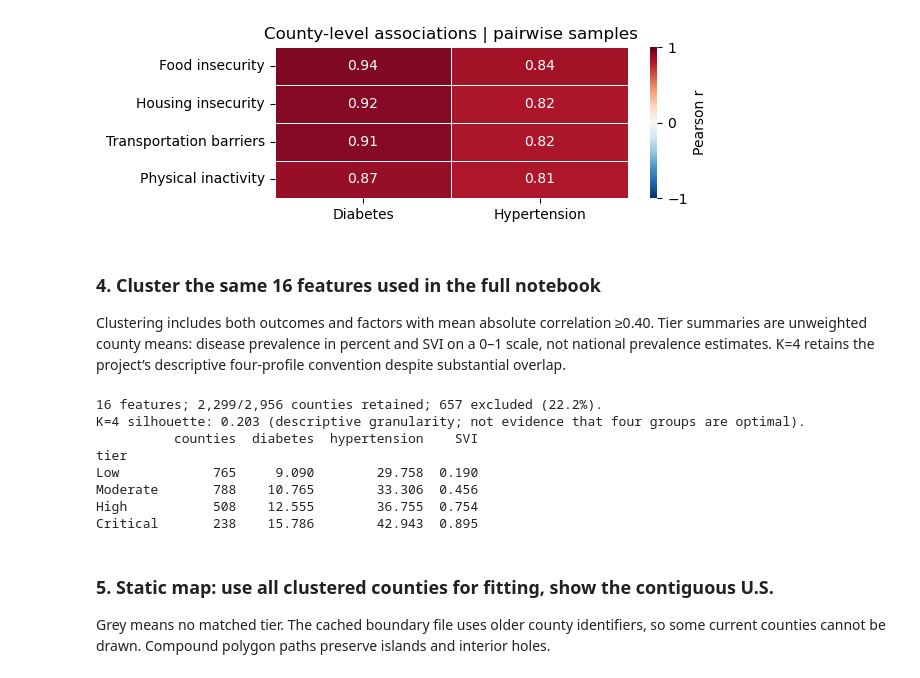
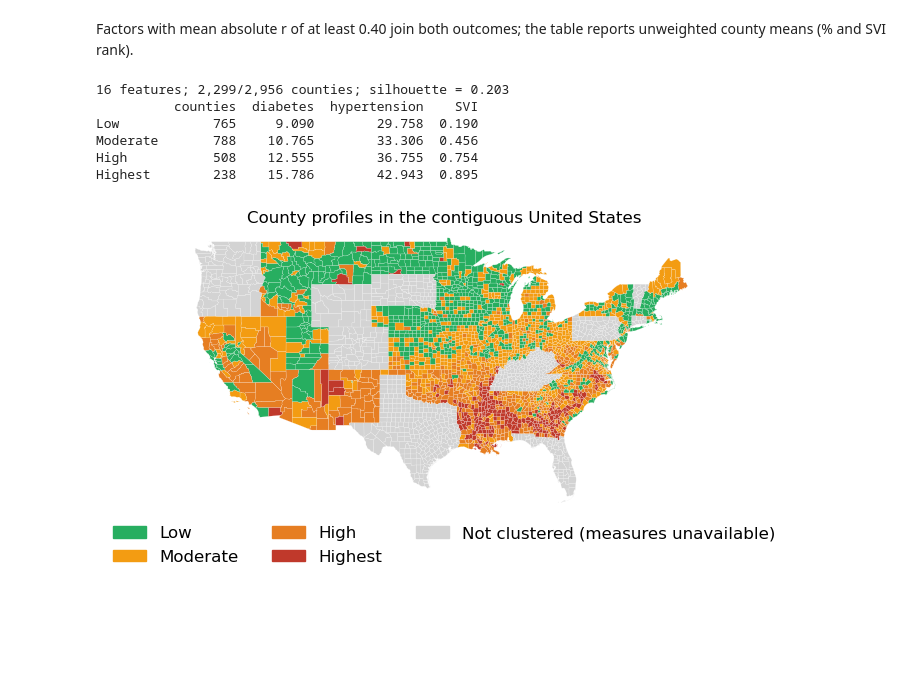
Before and after one commit to Booth-DH/Global_AI_Internship, a Jupyter notebook: code_sample/code_sample.ipynb, the cells around one changed output. Cells and saved outputs as stored; diff of their text form; code cells hidden in the pictures; blank space fills up the shorter version.

```diff
--- a/code_sample/code_sample.ipynb
+++ b/code_sample/code_sample.ipynb
@@ -92,53 +148,31 @@ The four factors shown are the strongest positive diabetes correlates among all
-# %%
-labels = dict(zip(shown, ["Food insecurity", "Housing insecurity",
-                          "Transportation barriers", "Physical inactivity"]))
-fig, ax = plt.subplots(figsize=(6.4, 2.25))
-sns.heatmap(r.loc[shown].rename(index=labels, columns=dict(zip(TARGETS, ["Diabetes", "Hypertension"]))),
-            annot=True, fmt=".2f", cmap="RdBu_r", vmin=-1, vmax=1, ax=ax,
-            linewidths=0.6, cbar_kws={"label": "Pearson r", "ticks": [-1, 0, 1]})
-ax.set(xlabel="", ylabel="", title="County-level associations | pairwise samples")
-ax.tick_params(axis="y", labelrotation=0)
-fig.tight_layout()
-fig.savefig(OUT / "fig_correlations.png", dpi=220, bbox_inches="tight")
-plt.show()
-# %% [output]
-[figure, removed]
-# %% [markdown]
-### 4. Cluster the same 16 features used in the full notebook
-
-Clustering includes both outcomes and factors with mean absolute correlation ≥0.40. Tier summaries are unweighted county means: disease prevalence in percent and SVI on a 0–1 scale, not national prevalence estimates. K=4 retains the project’s descriptive four-profile convention despite substantial overlap.
+# %% [markdown]
+Factors with mean absolute r of at least 0.40 join both outcomes; the table reports unweighted county means (% and SVI rank).
 # %%
-# Select by average |r| across both outcomes, then scale unequal measurement units.
 strength = r.abs().mean(axis=1).sort_values(ascending=False)
-features = TARGETS + strength[strength >= 0.40].index.tolist()
+features = outcomes + strength[strength >= 0.40].index.tolist()
 complete = counties.dropna(subset=features).copy()
-z = preprocessing.StandardScaler().fit_transform(complete[features])
-model = cluster.KMeans(n_clusters=4, random_state=42, n_init=10).fit(z)
-# Label by disease/SVI anchors; inverse correlates are not positive risk contributions.
-anchors = [features.index(f) for f in [*TARGETS, "RPL_THEMES"]]
+# Standardize before K-means so units do not determine distance.
+z = StandardScaler().fit_transform(complete[features])
+model = KMeans(n_clusters=4, random_state=42, n_init=10).fit(z)
+anchors = [features.index(f) for f in [*outcomes, 'RPL_THEMES']]
 order = np.argsort(model.cluster_centers_[:, anchors].mean(axis=1))
-tiers = ["Low", "Moderate", "High", "Critical"]
-complete["tier"] = pd.Categorical(pd.Series(model.labels_, index=complete.index)
-                                  .map(dict(zip(order, tiers))), categories=tiers, ordered=True)
-summary = complete.groupby("tier", observed=True).agg(
-    counties=("DIABETES", "size"), diabetes=("DIABETES", "mean"),
-    hypertension=("BPHIGH", "mean"), SVI=("RPL_THEMES", "mean"))
-print(f"{len(features)} features; {len(complete):,}/{len(counties):,} counties retained; "
-      f"{len(counties) - len(complete):,} excluded ({1 - len(complete)/len(counties):.1%}).")
-print(f"K=4 silhouette: {metrics.silhouette_score(z, model.labels_):.3f} "
-      "(descriptive granularity; not evidence that four groups are optimal).")
-print(summary.round(3).to_string())
-summary.to_csv(OUT / "cluster_summary.csv")
+tiers = ['Low', 'Moderate', 'High', 'Highest']
+labels = pd.Series(model.labels_, index=complete.index)
+ordered_labels = labels.map(dict(zip(order, tiers)))
+complete['tier'] = pd.Categorical(ordered_labels, categories=tiers, ordered=True)
+summary = complete.groupby('tier', observed=True).agg(counties=('DIABETES', 'size'),
+    diabetes=('DIABETES', 'mean'), hypertension=('BPHIGH', 'mean'), SVI=('RPL_THEMES', 'mean'))
+print(f'{len(features)} features; {len(complete):,}/{len(counties):,} counties; '
+      f'silhouette = {silhouette_score(z, model.labels_):.3f}')
+print(summary.round(3).rename_axis(None).to_string())
+summary.to_csv(OUT / 'cluster_summary.csv')
+plot_county_profiles(complete)
+plt.show()
 # %% [output]
-16 features; 2,299/2,956 counties retained; 657 excluded (22.2%).
-K=4 silhouette: 0.203 (descriptive granularity; not evidence that four groups are optimal).
+16 features; 2,299/2,956 counties; silhouette = 0.203
           counties  diabetes  hypertension    SVI
-tier
 Low            765     9.090        29.758  0.190
 Moderate       788    10.765        33.306  0.456
 High           508    12.555        36.755  0.754
-Critical       238    15.786        42.943  0.895
+Highest        238    15.786        42.943  0.895
+[figure, added]
-# %% [markdown]
-### 5. Static map: use all clustered counties for fitting, show the contiguous U.S.
-
-Grey means no matched tier. The cached boundary file uses older county identifiers, so some current counties cannot be drawn. Compound polygon paths preserve islands and interior holes.
```
Also changed, not shown: parts of 19 cells of this notebook, 21 other files.
